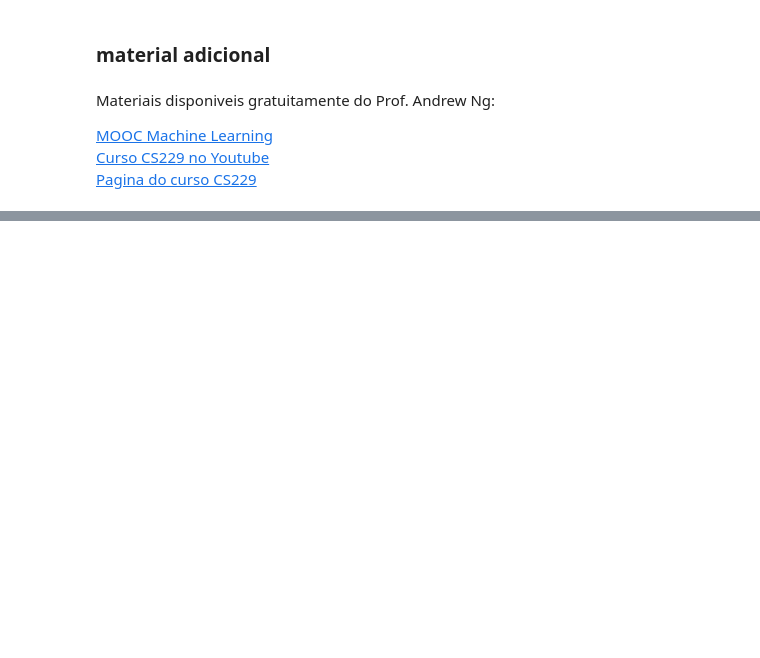
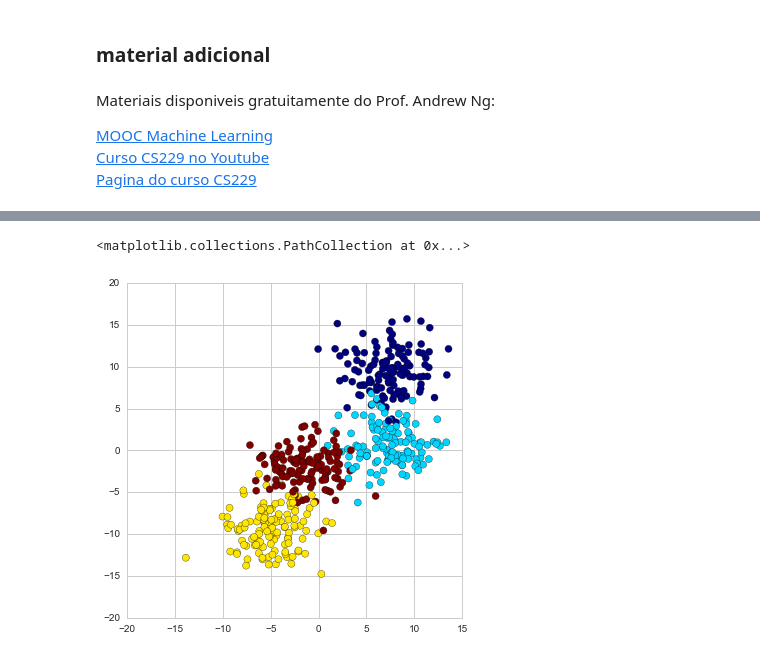
Before and after one commit to hitoshinagano/Locaweb_aulas, a Jupyter notebook: Aula_Parte2.ipynb, the cells around one changed output, grey strips where cells are left out. Cells and saved outputs as stored; diff of their text form; code cells hidden in the pictures; blank space fills up the shorter version.

```diff
--- a/Aula_Parte2.ipynb
+++ b/Aula_Parte2.ipynb
@@ -474,0 +481,11 @@ Materiais disponiveis gratuitamente do Prof. Andrew Ng:
+# %%
+# Criando datasets
+from sklearn.datasets import make_blobs
+
+X, y = make_blobs(n_samples=500, centers=4, random_state=8, cluster_std=2.4)
+
+plt.figure(figsize=(6,6))
+plt.scatter(X[:,0], X[:,1], c = y, s = 50, cmap='jet')
+# %% [output]
+<matplotlib.collections.PathCollection at 0x...>
+[figure, added]
```
Also changed, not shown: parts of 46 cells of this notebook.
